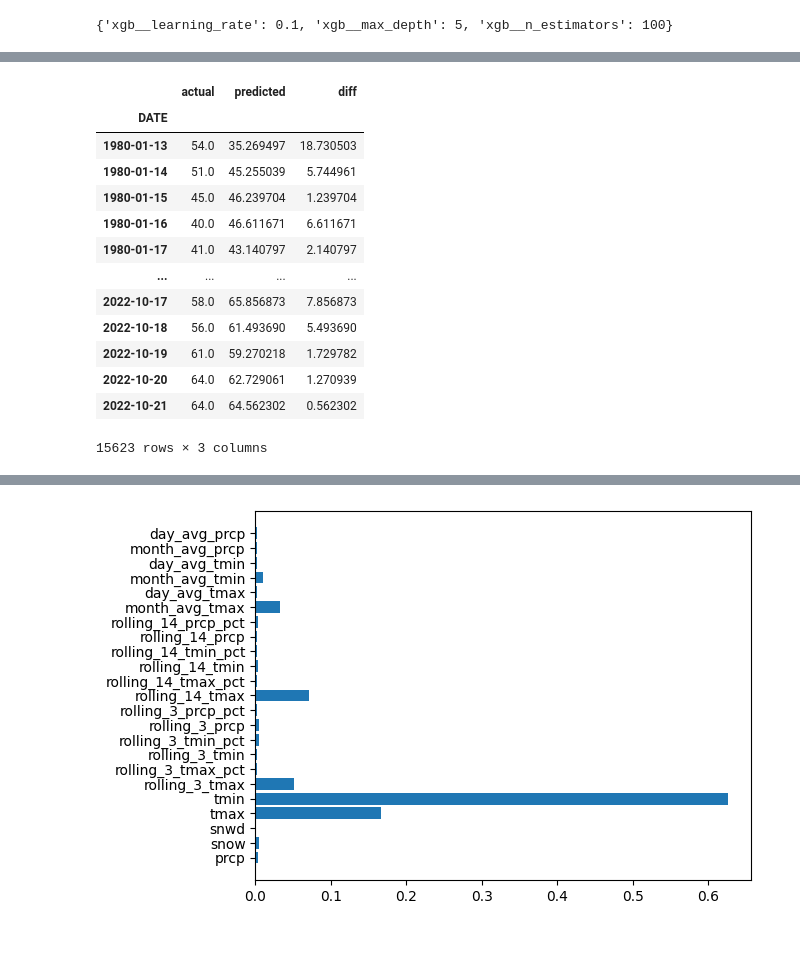
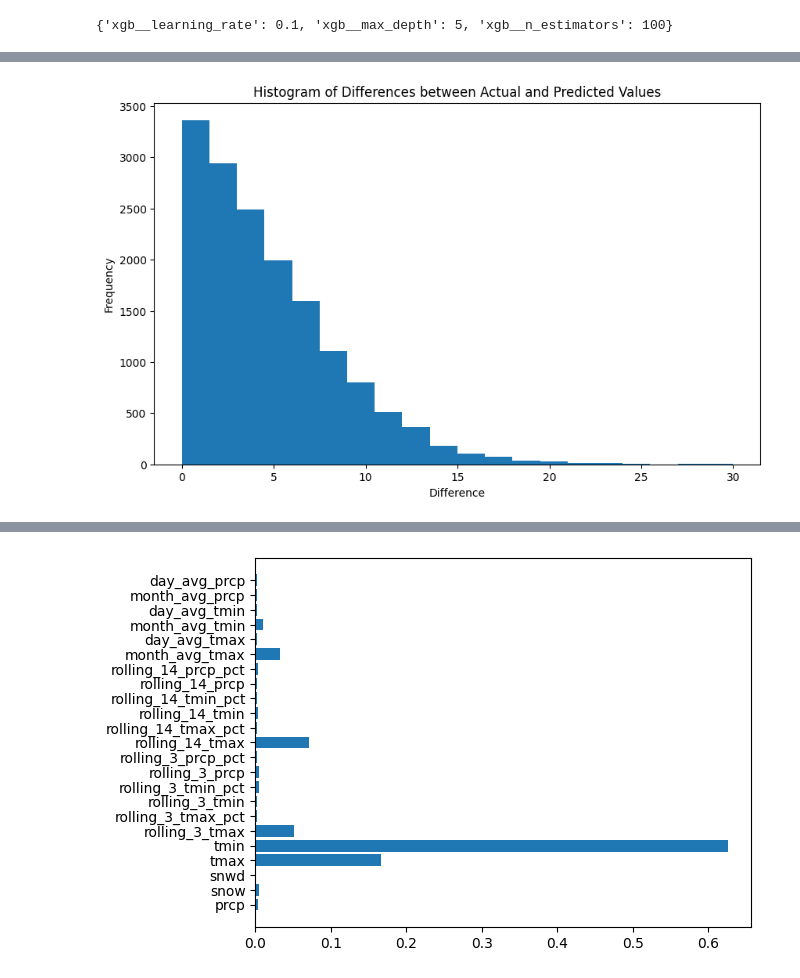
Before and after one commit to oskargawr/weather-predictions, a Jupyter notebook: PredictionsModel/predictive.ipynb, the cells around one changed output, grey strips where cells are left out. Cells and saved outputs as stored; diff of their text form; code cells hidden in the pictures; blank space fills up the shorter version.

```diff
--- a/PredictionsModel/predictive.ipynb
+++ b/PredictionsModel/predictive.ipynb
@@ -229,6 +610,3 @@ def backtest_xgboost(weather, model, predictors, model_params, start=3650, step=
         all_predictions.append(combined)
 
     return pd.concat(all_predictions)
-# %%
-predictions_xgboost = backtest_xgboost(weather, pipe, predictors, params)
-mean_absolute_error(predictions_xgboost["actual"], predictions_xgboost["predicted"])
@@ -254,17 +613,9 @@ KeyboardInterrupt:
-# %%
-predictions_xgboost
-# %% [output]
-|  | actual | predicted | diff |
-| DATE |  |  |  |
-| 1980-01-13 | 54.0 | 35.269497 | 18.730503 |
-| 1980-01-14 | 51.0 | 45.255039 | 5.744961 |
-| 1980-01-15 | 45.0 | 46.239704 | 1.239704 |
-| 1980-01-16 | 40.0 | 46.611671 | 6.611671 |
-| 1980-01-17 | 41.0 | 43.140797 | 2.140797 |
-| ... | ... | ... | ... |
-| 2022-10-17 | 58.0 | 65.856873 | 7.856873 |
-| 2022-10-18 | 56.0 | 61.493690 | 5.493690 |
-| 2022-10-19 | 61.0 | 59.270218 | 1.729782 |
-| 2022-10-20 | 64.0 | 62.729061 | 1.270939 |
-| 2022-10-21 | 64.0 | 64.562302 | 0.562302 |
-15623 rows × 3 columns
+# %%
+plt.figure(figsize=(10, 6))
+predictions_xgboost["diff"].plot(kind="hist", bins=20)
+plt.xlabel("Difference")
+plt.ylabel("Frequency")
+plt.title("Histogram of Differences between Actual and Predicted Values")
+plt.show()
+# %% [output]
+[figure, added]
```
Also changed, not shown: parts of 62 cells of this notebook, 34 other files.
